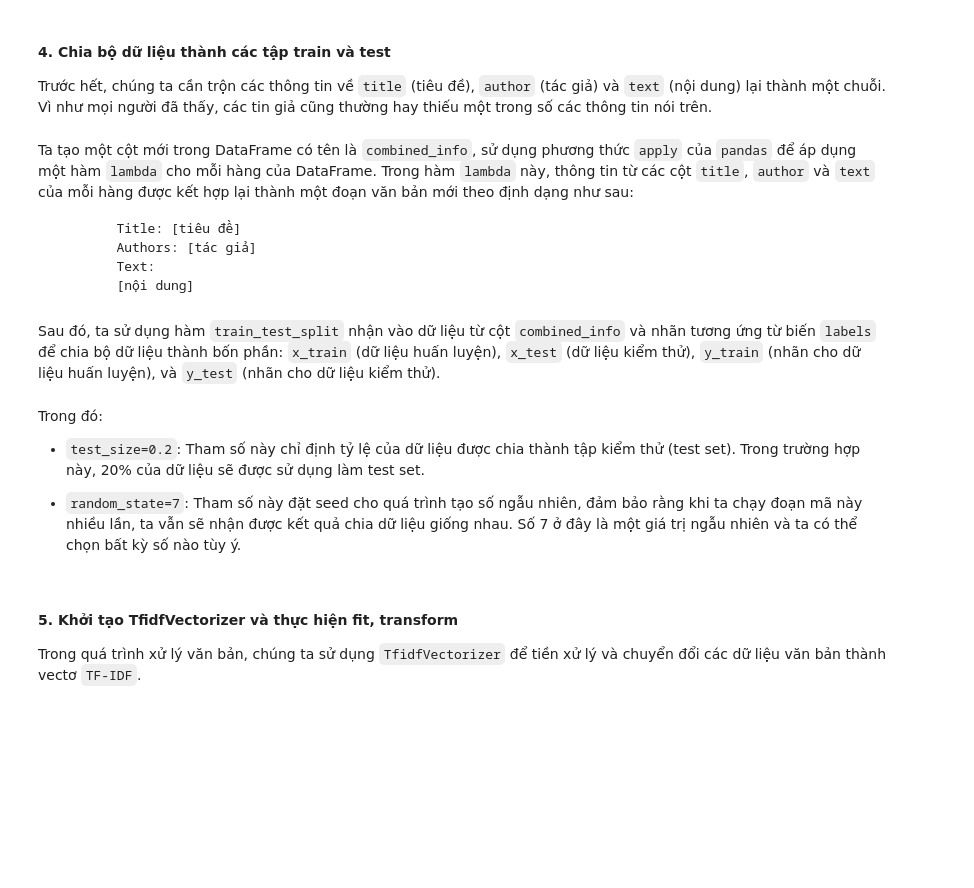
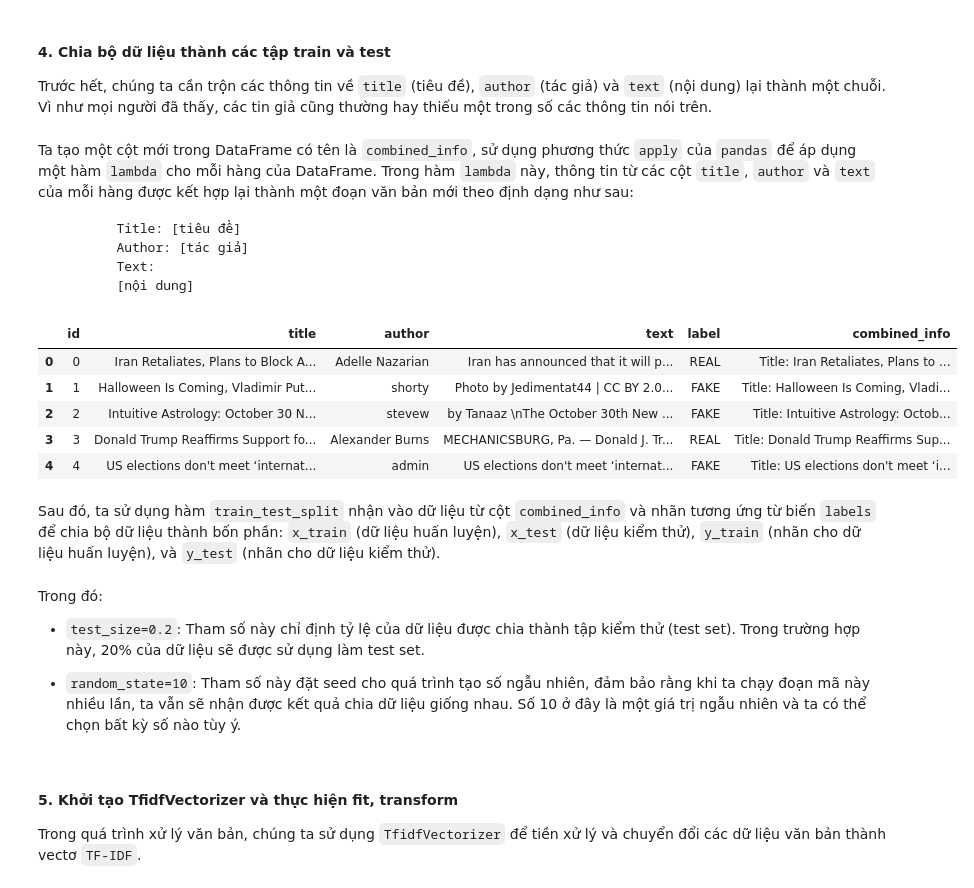
Before and after one commit to bdt1301/detect_fake_news, a Jupyter notebook: Fake_News.ipynb, the cells around one changed output. Drawn from its saved outputs; the diff is of its cells as text; code cells hidden in the pictures; blank space fills up the shorter version.

```diff
--- a/Fake_News.ipynb
+++ b/Fake_News.ipynb
@@ -153,16 +157,26 @@ Trước hết, chúng ta cần trộn các thông tin về `title` (tiêu đề
 Ta tạo một cột mới trong DataFrame có tên là `combined_info`, sử dụng phương thức `apply` của `pandas` để áp dụng một hàm `lambda` cho mỗi hàng của DataFrame. Trong hàm `lambda` này, thông tin từ các cột `title`, `author` và `text` của mỗi hàng được kết hợp lại thành một đoạn văn bản mới theo định dạng như sau:
 <pre>
         Title: [tiêu đề]
-        Authors: [tác giả]
+        Author: [tác giả]
         Text:
         [nội dung]
 </pre>
 # %%
 # Trộn tiêu đề, tác giả và nội dung
 df["combined_info"] = df.apply(
-    lambda row: f"Title: {row['title']}\nAuthors: {row['author']}\nText:\n{row['text']}",
+    lambda row: f"Title: {row['title']}\nAuthor: {row['author']}\nText:\n{row['text']}",
     axis=1,
 )
+
+# Xem lại dữ liệu
+df.head()
+# %% [output]
+|  | id | title | author | text | label | combined_info |
+| 0 | 0 | Iran Retaliates, Plans to Block A... | Adelle Nazarian | Iran has announced that it will p... | REAL | Title: Iran Retaliates, Plans to ... |
+| 1 | 1 | Halloween Is Coming, Vladimir Put... | shorty | Photo by Jedimentat44 | CC BY 2.0... | FAKE | Title: Halloween Is Coming, Vladi... |
+| 2 | 2 | Intuitive Astrology: October 30 N... | stevew | by Tanaaz \nThe October 30th New ... | FAKE | Title: Intuitive Astrology: Octob... |
+| 3 | 3 | Donald Trump Reaffirms Support fo... | Alexander Burns | MECHANICSBURG, Pa. — Donald J. Tr... | REAL | Title: Donald Trump Reaffirms Sup... |
+| 4 | 4 | US elections don't meet ‘internat... | admin | US elections don't meet ‘internat... | FAKE | Title: US elections don't meet ‘i... |
 # %% [markdown]
 Sau đó, ta sử dụng hàm `train_test_split` nhận vào dữ liệu từ cột `combined_info` và nhãn tương ứng từ biến `labels` để chia bộ dữ liệu thành bốn phần: `x_train` (dữ liệu huấn luyện), `x_test` (dữ liệu kiểm thử), `y_train` (nhãn cho dữ liệu huấn luyện), và `y_test` (nhãn cho dữ liệu kiểm thử).
 # %%
@@ -175,7 +189,7 @@ Trong đó:
 
 - `test_size=0.2`: Tham số này chỉ định tỷ lệ của dữ liệu được chia thành tập kiểm thử (test set). Trong trường hợp này, 20% của dữ liệu sẽ được sử dụng làm test set.
 
-- `random_state=7`: Tham số này đặt seed cho quá trình tạo số ngẫu nhiên, đảm bảo rằng khi ta chạy đoạn mã này nhiều lần, ta vẫn sẽ nhận được kết quả chia dữ liệu giống nhau. Số 7 ở đây là một giá trị ngẫu nhiên và ta có thể chọn bất kỳ số nào tùy ý.
+- `random_state=10`: Tham số này đặt seed cho quá trình tạo số ngẫu nhiên, đảm bảo rằng khi ta chạy đoạn mã này nhiều lần, ta vẫn sẽ nhận được kết quả chia dữ liệu giống nhau. Số 10 ở đây là một giá trị ngẫu nhiên và ta có thể chọn bất kỳ số nào tùy ý.
 # %% [markdown]
 #### 5. Khởi tạo TfidfVectorizer và thực hiện fit, transform
 
```
Also changed, not shown: parts of 21 cells of this notebook.
